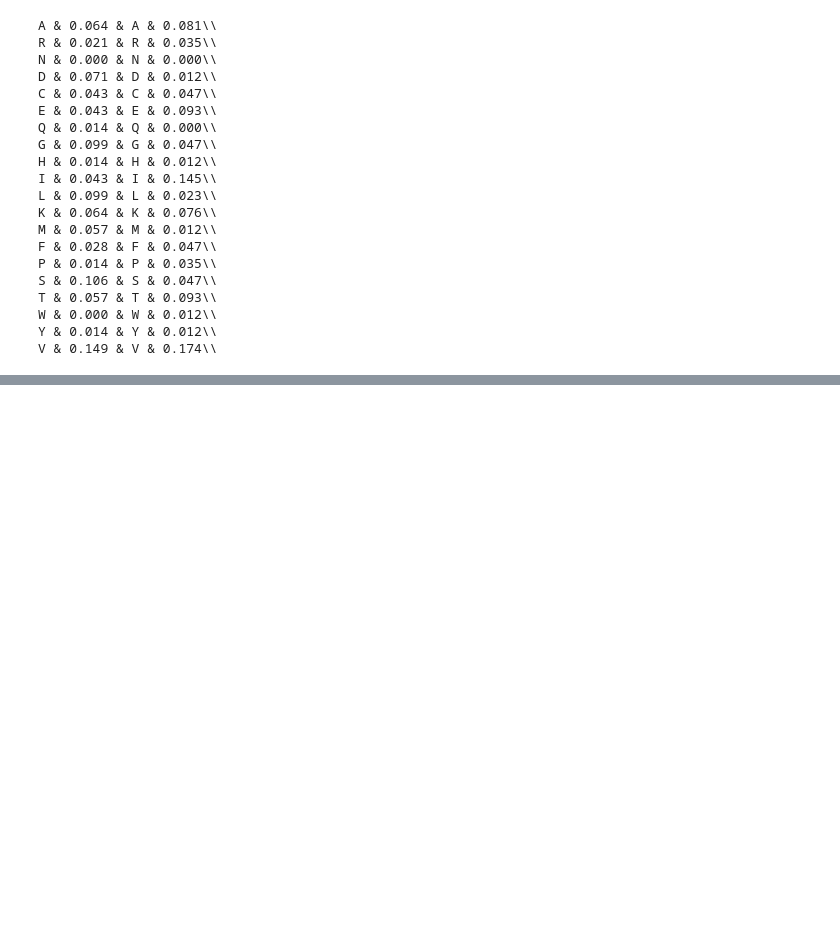
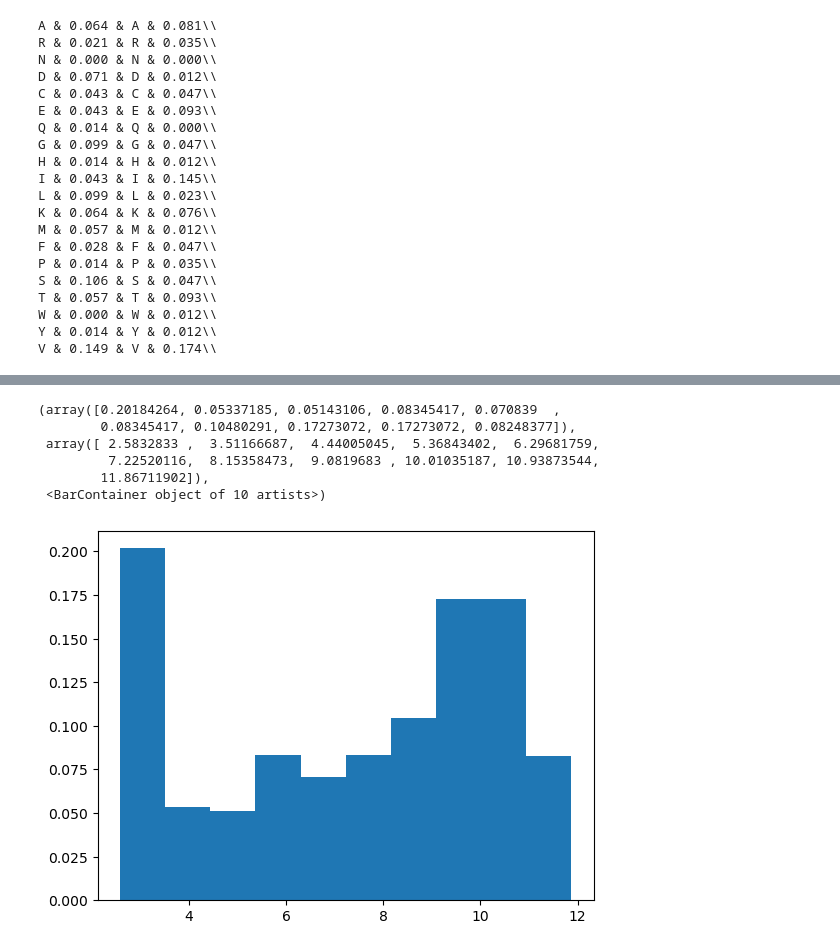
Before and after one commit to Q-Bach/SSBI, a Jupyter notebook: A03/test.ipynb, the cells around one changed output, grey strips where cells are left out. Saved outputs shown, nothing was run; the diff lists cells and outputs as text; code cells hidden in the pictures; blank space fills up the shorter version.

```diff
--- a/A03/test.ipynb
+++ b/A03/test.ipynb
@@ -207,3 +218,13 @@ T & 0.057 & T & 0.093\\
 W & 0.000 & W & 0.012\\
 Y & 0.014 & Y & 0.012\\
 V & 0.149 & V & 0.174\\
+# %%
+from Bio.PDB import PDBParser
+pdbparser = PDBParser()
+structure = pdbparser.get_structure(os.path.splitext(os.path.basename(pdb_files[0])), pdb_files[0])
+chains = {chain.id:chain for chain in structure.get_chains()}
+# %%
+for residues in chains["A"].get_residues():
+    for atom in residues.get_atoms():
+        print(atom.get_name())
+        print([id for id in atom.get_full_id()])
@@ -209,0 +260,39 @@ V & 0.149 & V & 0.174\\
+# %%
+distances = []
+o_coord = {}
+n_coord = {}
+for chain_id in chains:
+    aa_counter = 0
+    n_coord[chain_id] = []
+    o_coord[chain_id] = []
+    for residue in chains[chain_id].get_residues():
+        atom_counter = 0
+        for atom in residue.get_atoms():
+            if (atom.get_name()=="N") & (atom_counter==0):
+                n_coord[chain_id].append(atom.get_coord())
+            if (atom.get_name()=="O") & (atom_counter==3):
+                o_coord[chain_id].append(atom.get_coord())
+            atom_counter += 1
+# %%
+for chain_id in chains:
+    chain_length = len(o_coord[chain_id])
+    for i in range(chain_length):
+        if (i+4)>=chain_length:
+            break
+        else:
+            o = o_coord[chain_id][i]
+            n = n_coord[chain_id][i+4]
+            square_distance = 0
+            for j in range(len(o)):
+                square_distance += (n[j]-o[j])**2
+            distances.append(np.sqrt(square_distance))
+# %%
+plt.hist(distances, density=True)
+# %% [output]
+(array([0.20184264, 0.05337185, 0.05143106, 0.08345417, 0.070839  ,
+        0.08345417, 0.10480291, 0.17273072, 0.17273072, 0.08248377]),
+ array([ 2.5832833 ,  3.51166687,  4.44005045,  5.36843402,  6.29681759,
+         7.22520116,  8.15358473,  9.0819683 , 10.01035187, 10.93873544,
+        11.86711902]),
+ <BarContainer object of 10 artists>)
+[figure, added]
```
Also changed, not shown: parts of 12 cells of this notebook.
